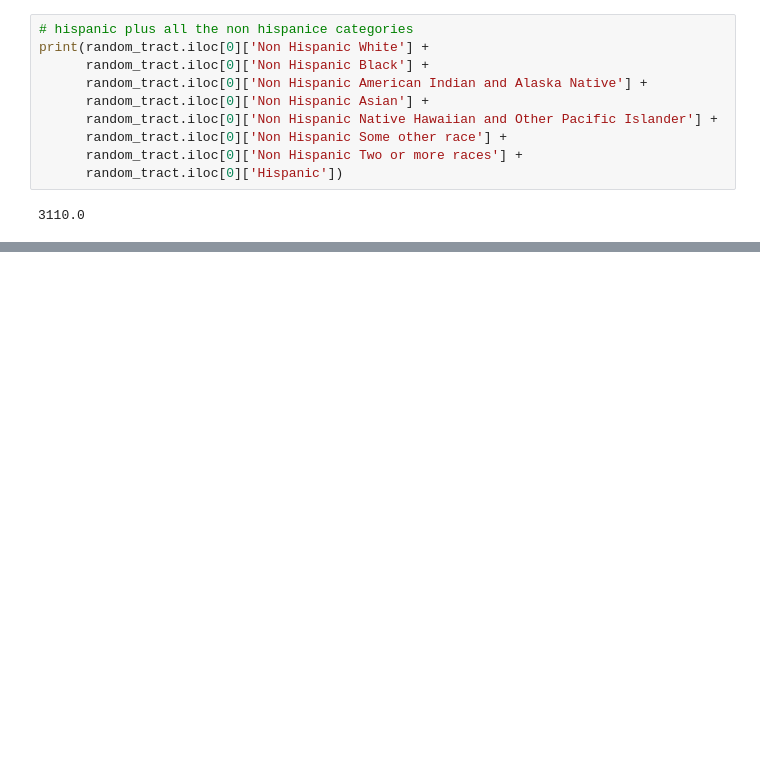
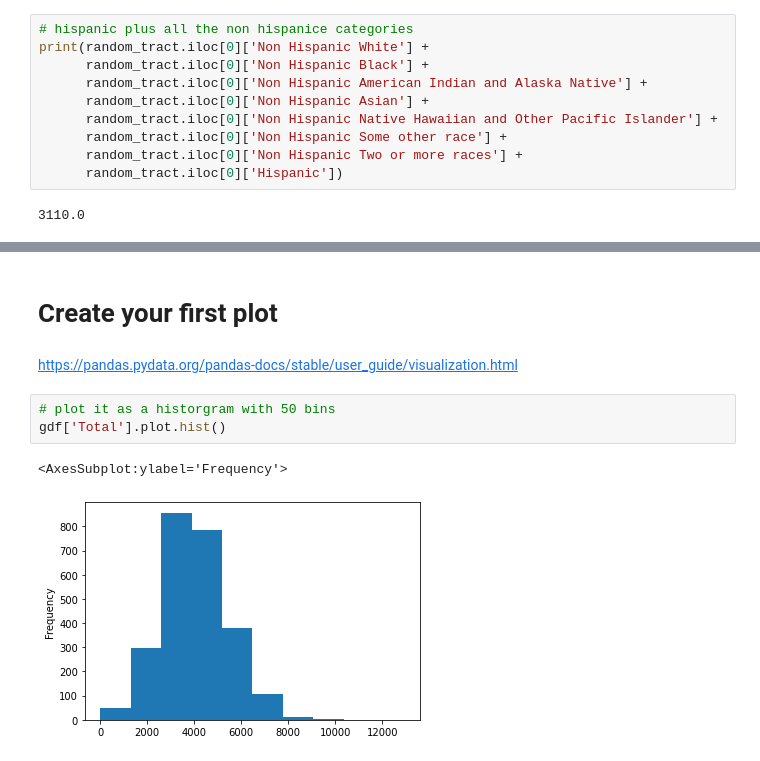
Before and after one commit to Rishiraj-singh7/Census-Data-Mapping, a Jupyter notebook: main.ipynb, the cells around one changed output, grey strips where cells are left out. Saved outputs shown, nothing was run; the diff lists cells and outputs as text; blank space fills up the shorter version.

```diff
--- a/main.ipynb
+++ b/main.ipynb
@@ -281,0 +317,10 @@ print(random_tract.iloc[0]['Non Hispanic White'] +
+# %% [markdown]
+#  Create your first plot
+# %% [markdown]
+https://pandas.pydata.org/pandas-docs/stable/user_guide/visualization.html
+# %%
+# plot it as a historgram with 50 bins
+gdf['Total'].plot.hist()
+# %% [output]
+<AxesSubplot:ylabel='Frequency'>
+[figure, added]
```
Also changed, not shown: parts of 20 cells of this notebook.
